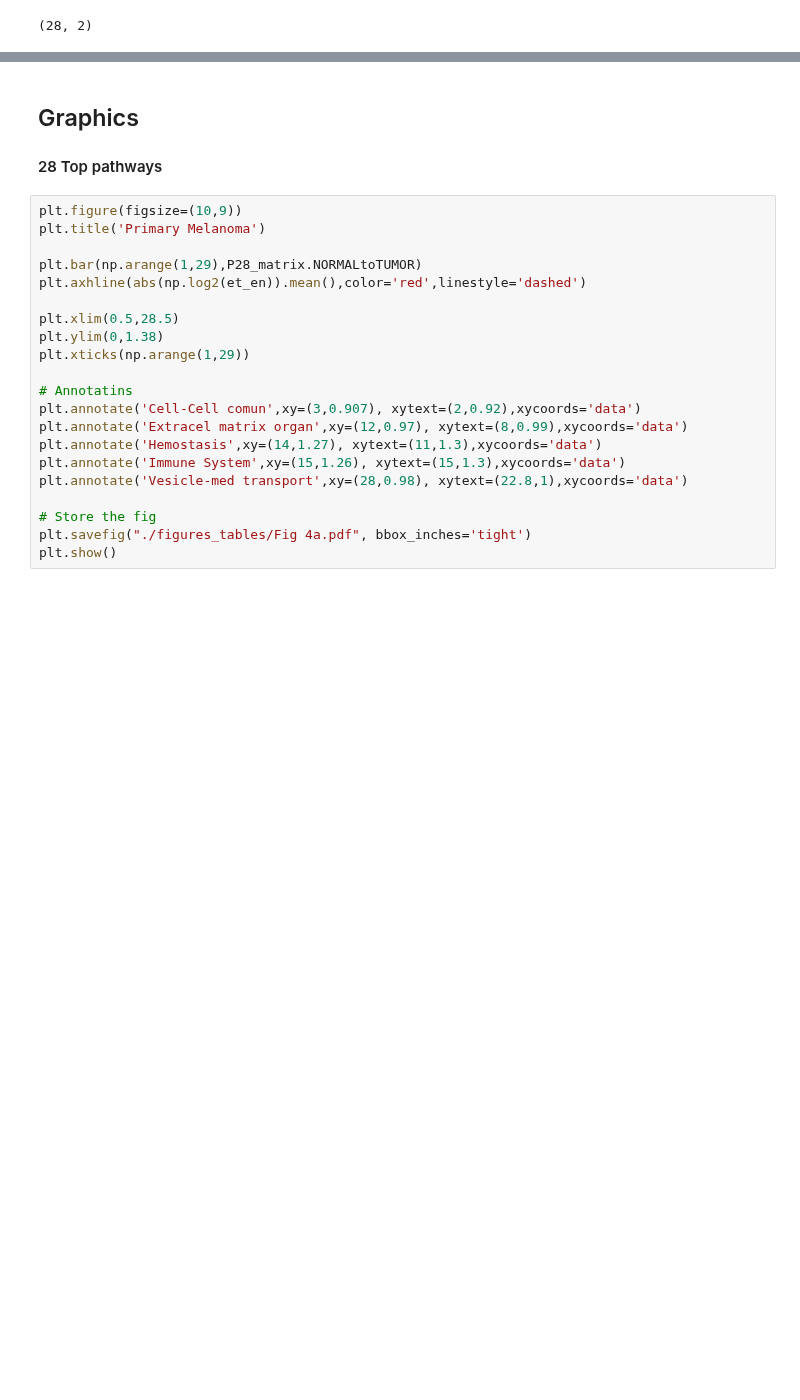
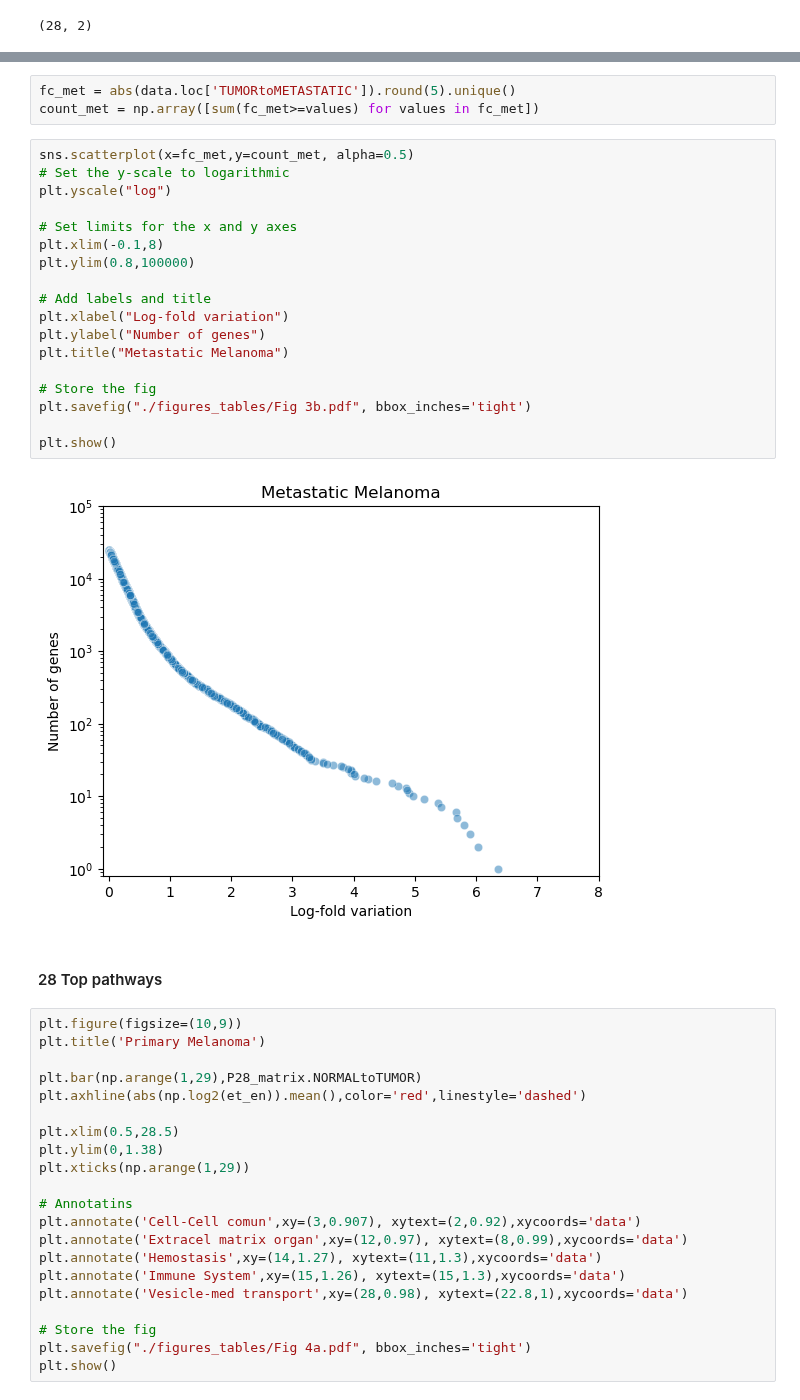
Before and after one commit to SamSaladino/FC-of-Genetic-pathways, a Jupyter notebook: Melanoma_expr_pathways.ipynb, the cells around one changed output, grey strips where cells are left out. Drawn from its saved outputs; the diff is of its cells as text; blank space fills up the shorter version.

```diff
--- a/Melanoma_expr_pathways.ipynb
+++ b/Melanoma_expr_pathways.ipynb
@@ -139,5 +170,27 @@ print(P28_matrix.shape)
+# %%
+fc_met = abs(data.loc['TUMORtoMETASTATIC']).round(5).unique()
+count_met = np.array([sum(fc_met>=values) for values in fc_met])
+# %%
+sns.scatterplot(x=fc_met,y=count_met, alpha=0.5)
+# Set the y-scale to logarithmic
+plt.yscale("log")
+
+# Set limits for the x and y axes
+plt.xlim(-0.1,8)
+plt.ylim(0.8,100000)
+
+# Add labels and title
+plt.xlabel("Log-fold variation")
+plt.ylabel("Number of genes")
+plt.title("Metastatic Melanoma")
+
+# Store the fig
+plt.savefig("./figures_tables/Fig 3b.pdf", bbox_inches='tight')
+
+plt.show()
+# %% [output]
+[figure, added]
 # %% [markdown]
-## Graphics
 
 #### 28 Top pathways
 # %%
```
Also changed, not shown: parts of 6 cells of this notebook, 2 other files.
